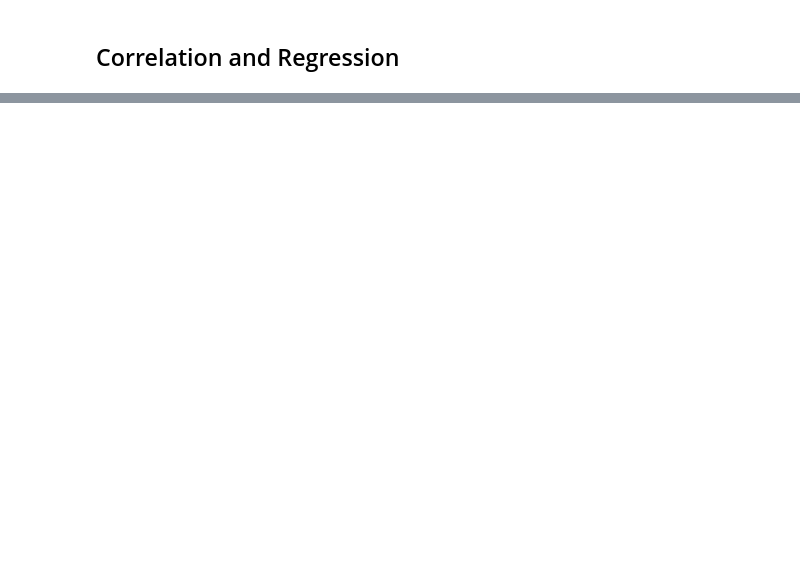
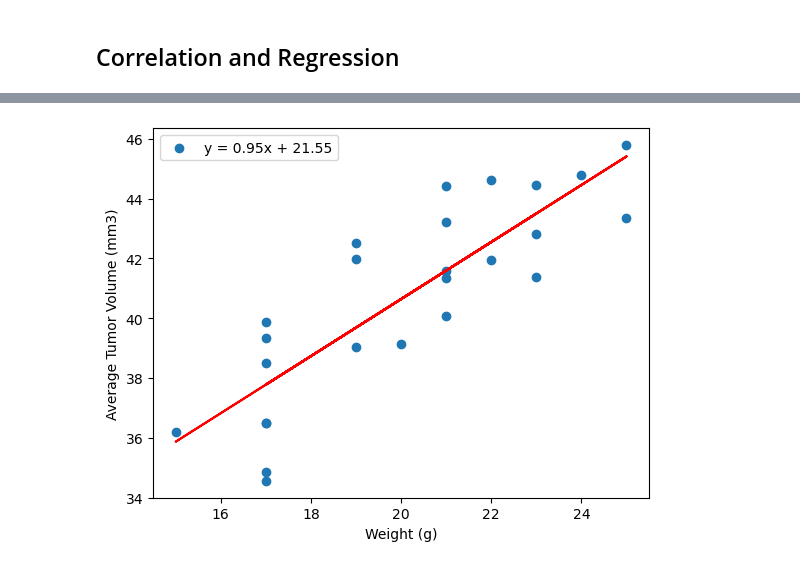
Before and after one commit to Stutimp/Pymaceuticals-Inc.-SCC-Treatment-Data-Visualization-using-Matplotlib-and-Pandas, a Jupyter notebook: Pymaceuticals/Pymaceuticals Final Report.ipynb, the cells around one changed output, grey strips where cells are left out. Drawn from its saved outputs; the diff is of its cells as text; code cells hidden in the pictures; blank space fills up the shorter version.

```diff
--- a/Pymaceuticals/Pymaceuticals Final Report.ipynb
+++ b/Pymaceuticals/Pymaceuticals Final Report.ipynb
@@ -463,0 +565,16 @@ TypeError: Could not convert Capomulin to numeric
+# %%
+# Creating a linear regression model with a regression equation and line to plot
+x_values = Capomulin_merge["Weight (g)"]
+y_values = Capomulin_merge["Average Tumor Volume (mm3)"]
+(slope, intercept, rvalue, pvalue, stderr) = linregress(x_values, y_values)
+regress_values = x_values * slope + intercept
+line_eq = f"y = {round(slope, 2)}x + {round(intercept, 2)}"
+plt.scatter(x_values, y_values)
+plt.plot(x_values, regress_values, "r-")
+plt.annotate(line_eq, (5.8, 0.8), fontsize=15, color="red")
+plt.xlabel('Weight (g)')
+plt.ylabel('Average Tumor Volume (mm3)')
+plt.legend([line_eq], loc ="best")
+plt.show()
+# %% [output]
+[figure, added]
```
Also changed, not shown: parts of 14 cells of this notebook, 1 other file.
